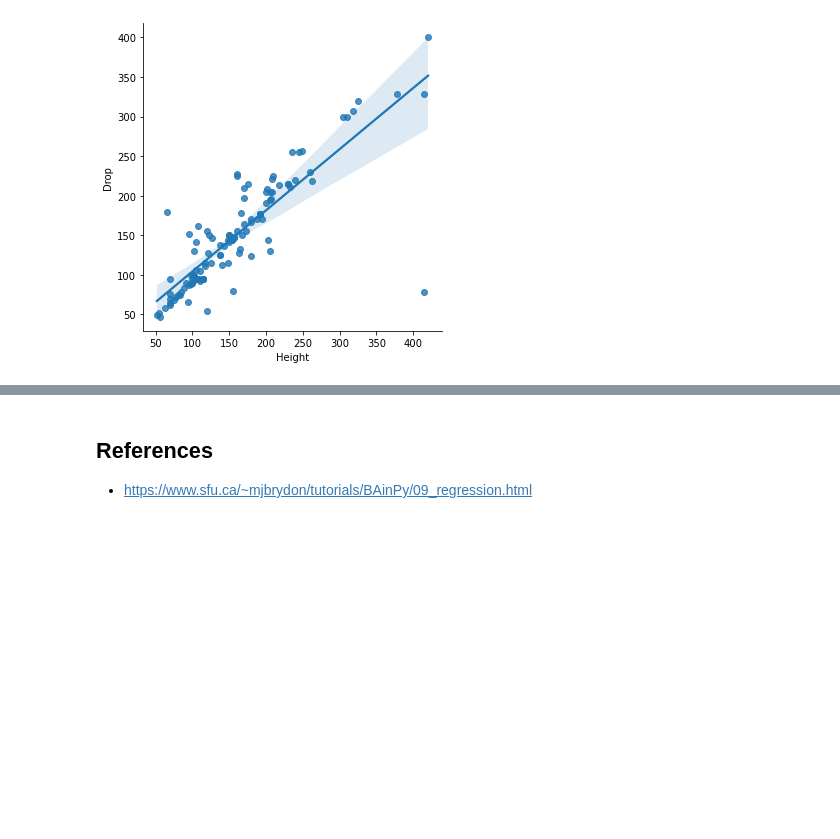
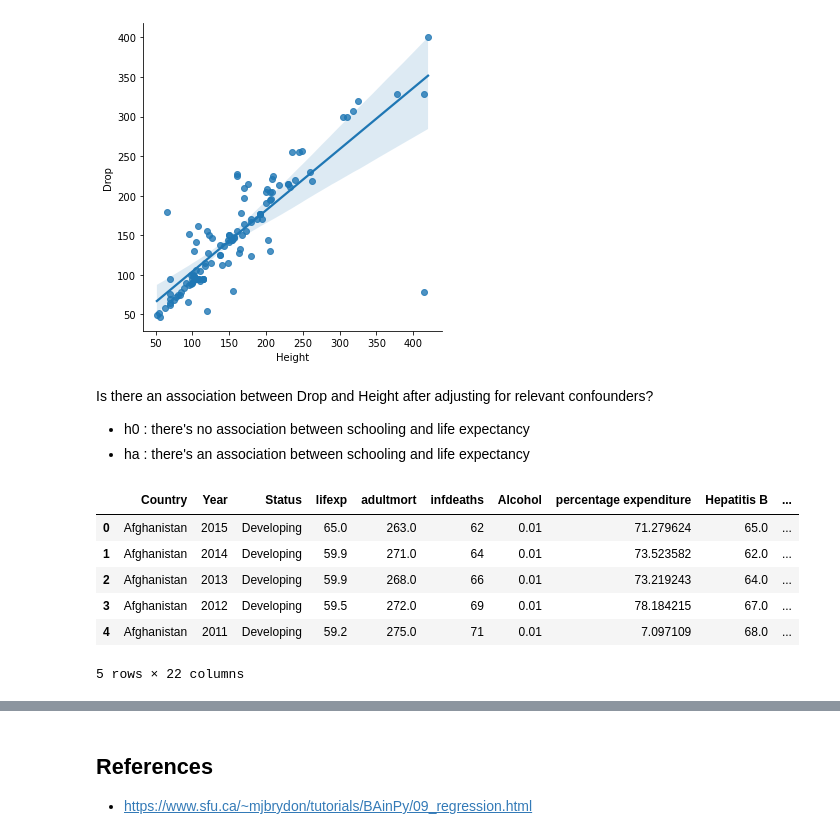
Before and after one commit to vnguyen24/SURF2022, a Jupyter notebook: Session4/Michelle_prep.ipynb, the cells around one changed output, grey strips where cells are left out. Cells and saved outputs as stored; diff of their text form; code cells hidden in the pictures; blank space fills up the shorter version.

```diff
--- a/Session4/Michelle_prep.ipynb
+++ b/Session4/Michelle_prep.ipynb
@@ -157,3 +157,7 @@ sns.lmplot(data = coasters, x = "Height", y = "Drop")
 # %% [output]
 <seaborn.axisgrid.FacetGrid at 0x...>
 [figure]
+# %% [markdown]
+Is there an association between Drop and Height after adjusting for relevant confounders?
+* h0 : there's no association between schooling and life expectancy
+* ha : there's an association between schooling and life expectancy
@@ -159,0 +172,10 @@ sns.lmplot(data = coasters, x = "Height", y = "Drop")
+# %%
+who.head()
+# %% [output]
+|  | Country | Year | Status | lifexp | adultmort | infdeaths | Alcohol | percentage expenditure | Hepatitis B | ... |
+| 0 | Afghanistan | 2015 | Developing | 65.0 | 263.0 | 62 | 0.01 | 71.279624 | 65.0 | ... |
+| 1 | Afghanistan | 2014 | Developing | 59.9 | 271.0 | 64 | 0.01 | 73.523582 | 62.0 | ... |
+| 2 | Afghanistan | 2013 | Developing | 59.9 | 268.0 | 66 | 0.01 | 73.219243 | 64.0 | ... |
+| 3 | Afghanistan | 2012 | Developing | 59.5 | 272.0 | 69 | 0.01 | 78.184215 | 67.0 | ... |
+| 4 | Afghanistan | 2011 | Developing | 59.2 | 275.0 | 71 | 0.01 | 7.097109 | 68.0 | ... |
+5 rows × 22 columns
```
Also changed, not shown: parts of 11 cells of this notebook, 3 other files.
